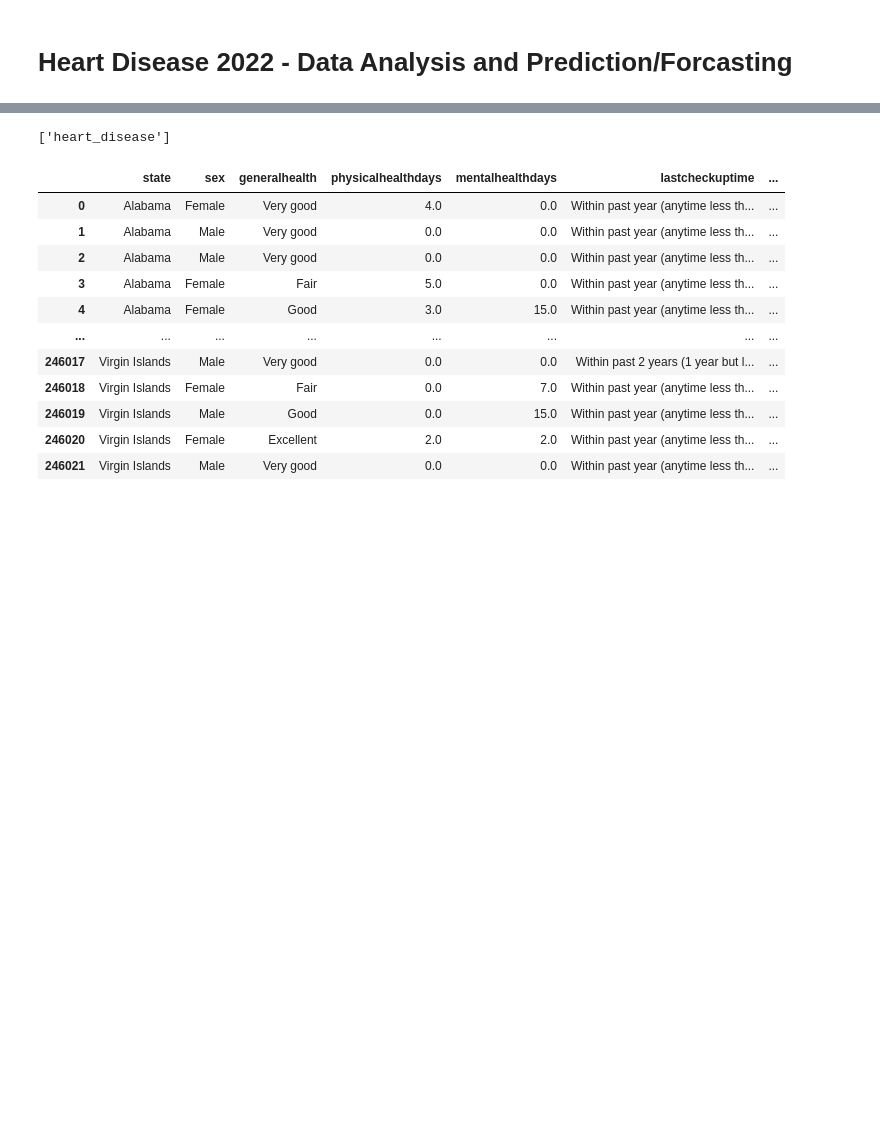
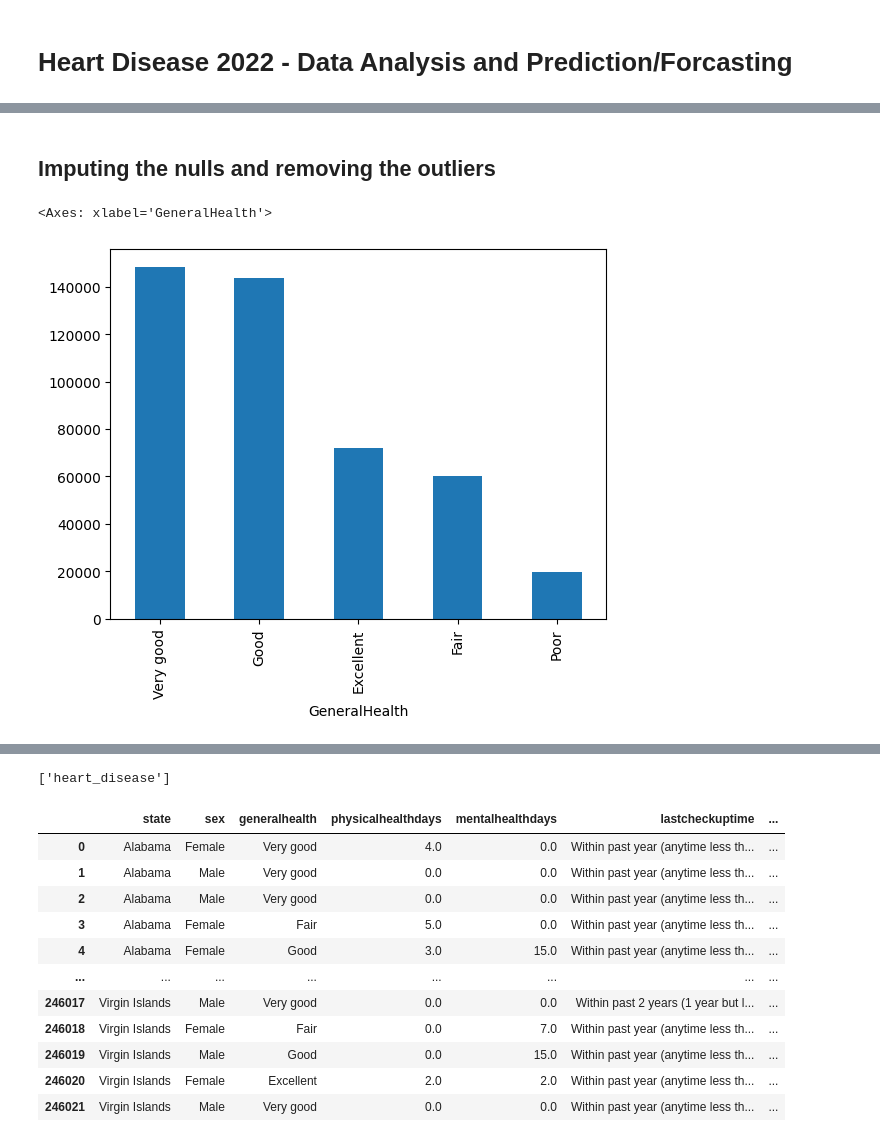
Before and after one commit to theCodeCS/heart_disease_predictor, a Jupyter notebook: heart_disease_predictor/heart_disease.ipynb, the cells around one changed output, grey strips where cells are left out. Cells and saved outputs as stored; diff of their text form; code cells hidden in the pictures; blank space fills up the shorter version.

```diff
--- a/heart_disease_predictor/heart_disease.ipynb
+++ b/heart_disease_predictor/heart_disease.ipynb
@@ -27,0 +149,7 @@ alee
+# %% [markdown]
+## Imputing the nulls and removing the outliers
+# %%
+df_nans['GeneralHealth'].value_counts().plot(kind='bar')
+# %% [output]
+<Axes: xlabel='GeneralHealth'>
+[figure, added]
```
Also changed, not shown: parts of 29 cells of this notebook, 1 other file.
